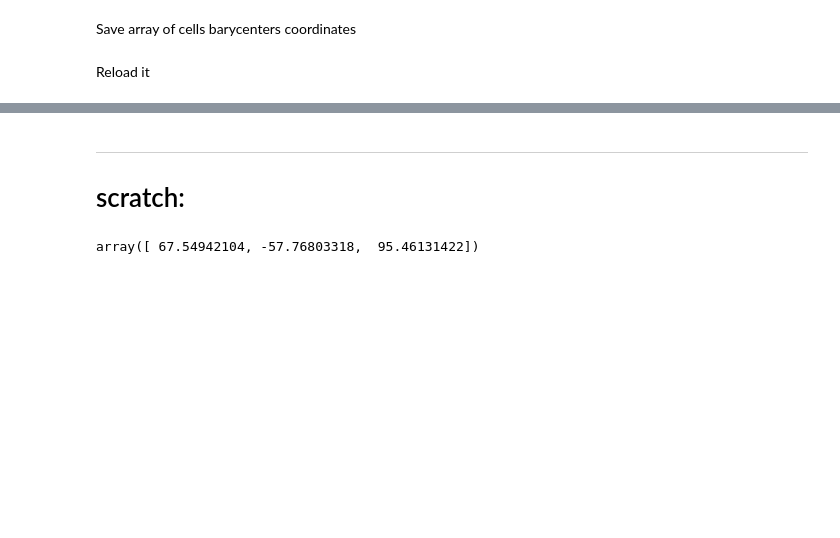
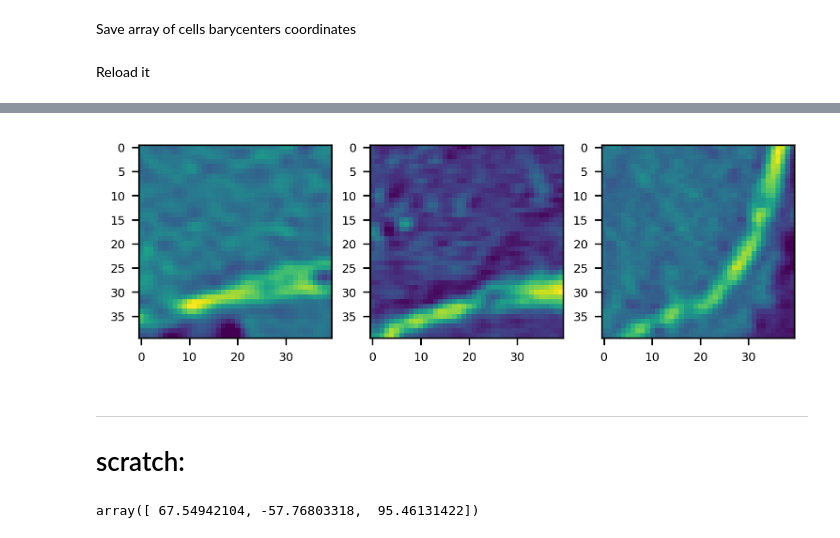
Before and after one commit to gianthk/pyfabric, a Jupyter notebook: notebooks/pyfabric_ex02_prox_femur_multires.ipynb, the cells around one changed output, grey strips where cells are left out. Cells and saved outputs as stored; diff of their text form; code cells hidden in the pictures; blank space fills up the shorter version.

```diff
--- a/notebooks/pyfabric_ex02_prox_femur_multires.ipynb
+++ b/notebooks/pyfabric_ex02_prox_femur_multires.ipynb
@@ -558,3 +624,7 @@ array([[ 69.918175,  68.84974 ,  85.930756],
+# %%
+ru.plot_midplanes(data_3D_QCT[467:507, 263:303, 230:270])
+# %% [output]
+[figure, added]
 # %% [markdown]
 ---
 # scratch:
```
Also changed, not shown: parts of 45 cells of this notebook.
